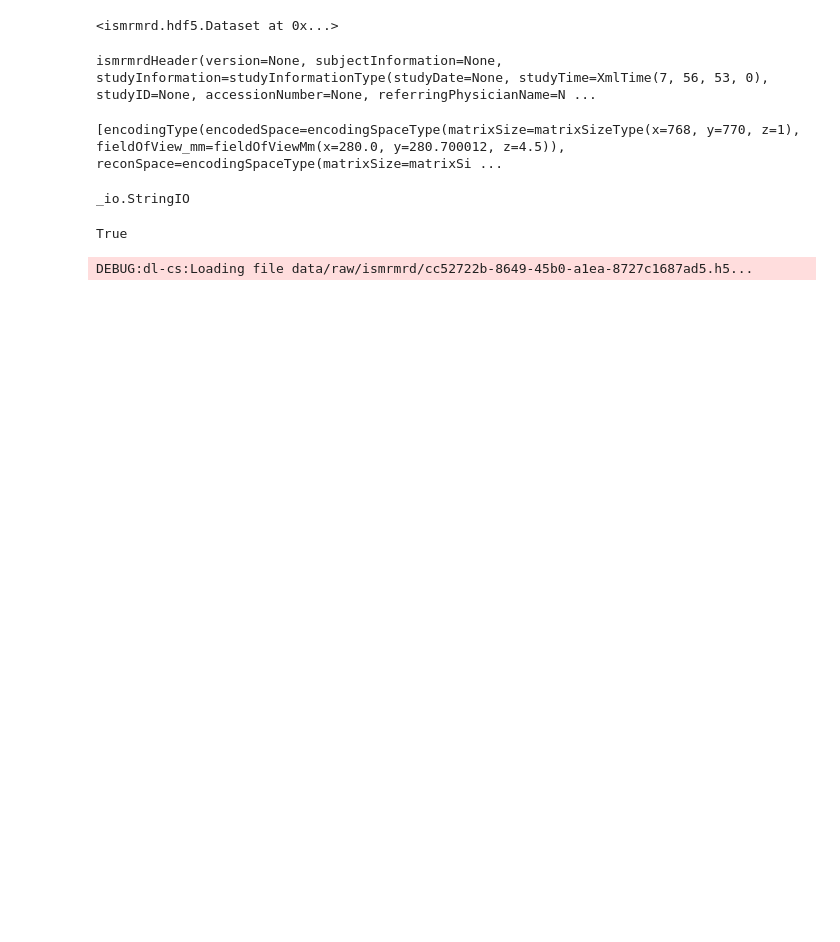
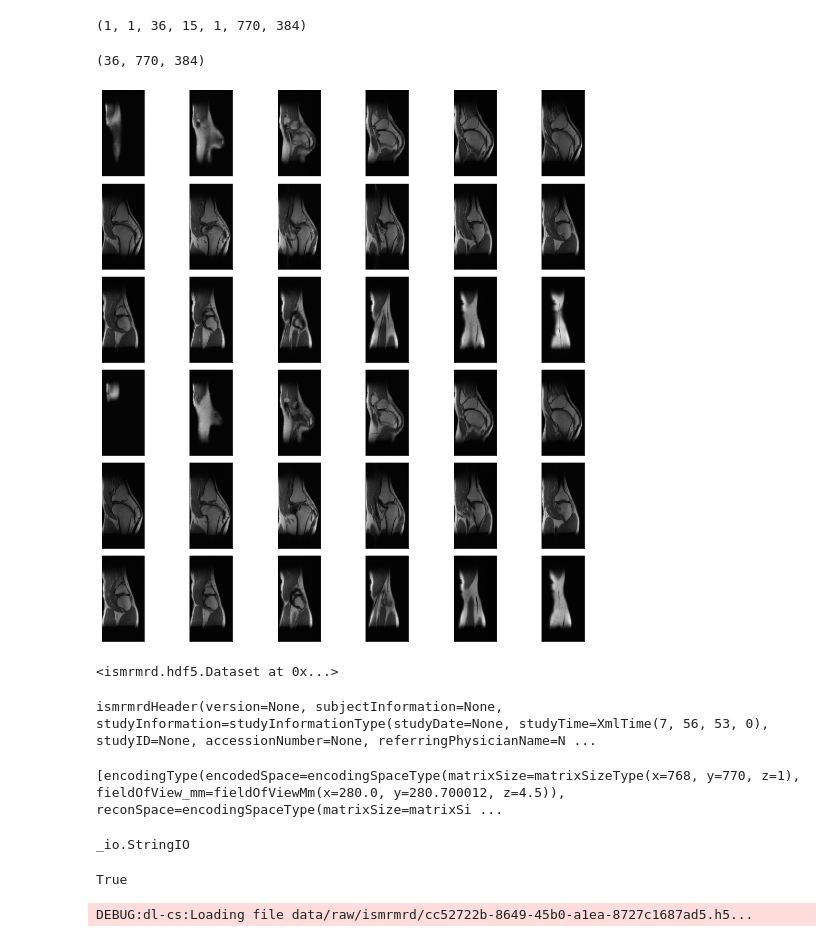
Before and after one commit to Erfandarzi/mri-reconstruction, a Jupyter notebook: python/main-colab.ipynb, the cells around one changed output. Drawn from its saved outputs; the diff is of its cells as text; code cells hidden in the pictures; blank space fills up the shorter version.

```diff
--- a/python/main-colab.ipynb
+++ b/python/main-colab.ipynb
@@ -41,0 +181,10 @@ Downloading cc52722b-8649-45b0-a1ea-8727c1687ad5...
+# %%
+all_data.shape
+# %% [output]
+(1, 1, 36, 15, 1, 770, 384)
+# %%
+img = np.squeeze(images) / images.max()
+# %%
+img.shape
+# %% [output]
+(36, 770, 384)
@@ -42,3 +210,14 @@ Downloading cc52722b-8649-45b0-a1ea-8727c1687ad5...
+# %%
+import matplotlib.pyplot as plt
+plt.figure(figsize=(15,15))
+for i in range(36):
+  plt.subplot(6,6,i+1)
+  plt.imshow(img[i,...], cmap='gray')
+  plt.xticks([]);  plt.yticks([])
+plt.tight_layout()
+plt.show()
+# %% [output]
+[figure, added]
 # %%
 dataset = ismrmrd.Dataset(filename, create_if_needed=False)
 header = ismrmrd.xsd.CreateFromDocument(dataset.read_xml_header())
```
Also changed, not shown: parts of 14 cells of this notebook.
